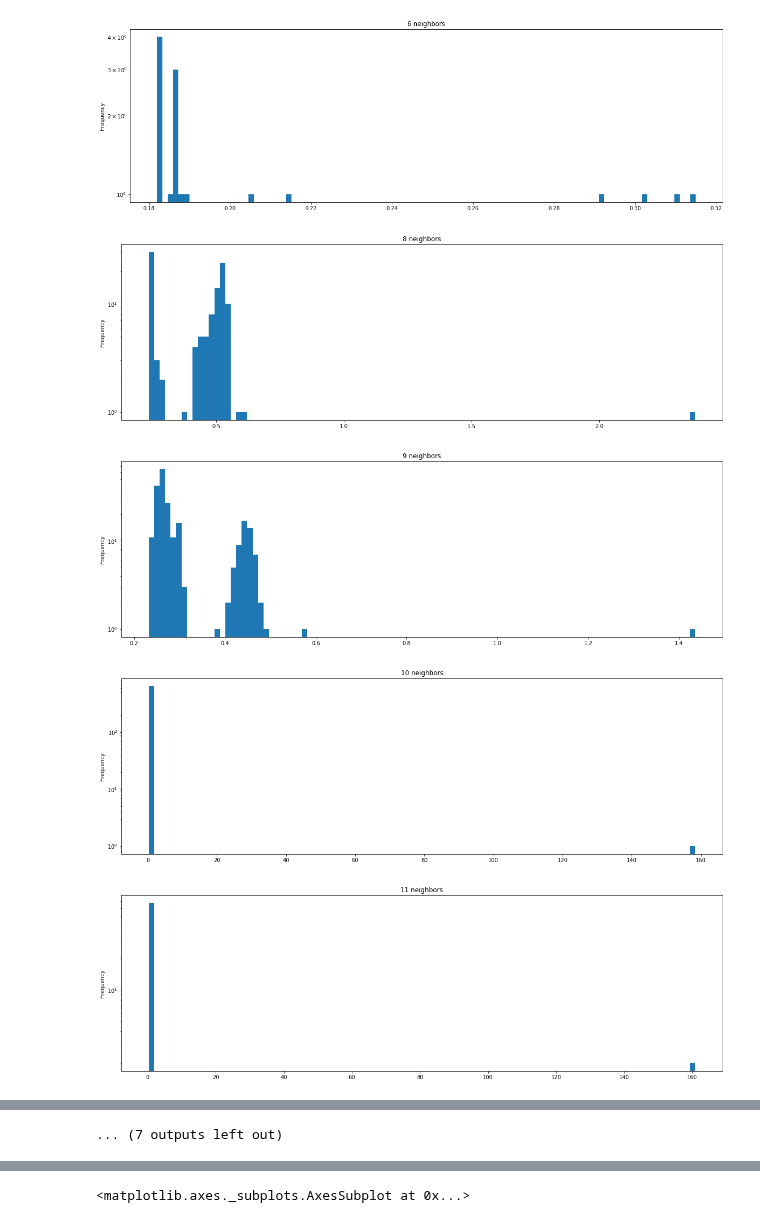
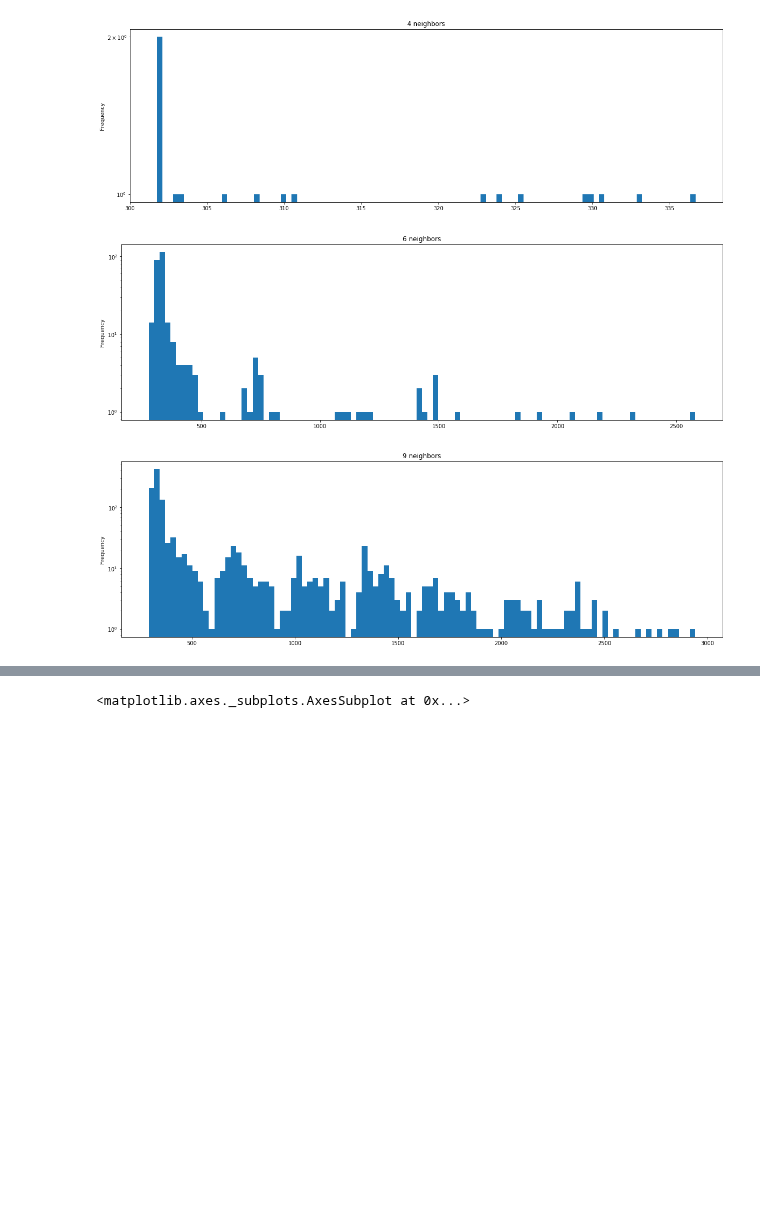
Before and after one commit to agrippa/hoover, a Jupyter notebook: data/analyze-hoover-logs.ipynb, the cells around one changed output, grey strips where cells are left out. Drawn from its saved outputs; the diff is of its cells as text; code cells hidden in the pictures; blank space fills up the shorter version.

```diff
--- a/data/analyze-hoover-logs.ipynb
+++ b/data/analyze-hoover-logs.ipynb
@@ -68,7 +78,13 @@ log_files = {'256': 'slurm-8938366.out'}
                 index += 4
 
                 metadata = float(tokens[index])
-                index += 6
+                index += 2
+                metadata_fetch = float(tokens[index][1:])
+                index += 1
+                metadata_quiet = float(tokens[index])
+                index += 1
+                metadata_compute = float(tokens[index][:-1])
+                index += 3
 
                 summary = float(tokens[index])
                 index += 2
@@ -85,9 +101,12 @@ log_files = {'256': 'slurm-8938366.out'}
                 index += 1
                 edges_getmem = float(tokens[index])
                 index += 1
-                edges_checks = float(tokens[index][:-1])
+                edges_checks = float(tokens[index])
+                index += 1
+                partition_checks = float(tokens[index])
+                index += 1
+                distance_measures = float(tokens[index][:-1])
                 index += 4
-
 
                 neighbor_updates = float(tokens[index])
                 index  += 5
@@ -128,16 +147,29 @@ log_files = {'256': 'slurm-8938366.out'}
                 cache_age_misses_str = cache_age_misses_str.split('=')[1]
                 cache_age_misses_str = cache_age_misses_str[:-1]
                 cache_age_misses = int(cache_age_misses_str)
-                index += 5
+                index += 3
+
+                feature_hits = int(tokens[index].split('=')[1])
+                index += 1
+                feature_misses = int(tokens[index].split('=')[1])
+                index += 1
 
                 quiets_str = tokens[index]
                 quiets_str = quiets_str.split('=')[1]
-                nquiets = int(quiets_str)
+                nquiets = int(quiets_str[:-1])
+                index += 3
+
+                avg_vertex_edges_str = tokens[index]
+                avg_vertex_edges_str = avg_vertex_edges_str.strip().split('=')[1]
+                avg_vertex_edges = float(avg_vertex_edges_str)
 
                 perf_records.append({'pe': pe,
                                      'timestep': timestep,
                                      'total': total,
                                      'metadata': metadata,
+                                     'metadata_fetch': metadata_fetch,
+                                     'metadata_quiet': metadata_quiet,
+                                     'metadata_compute': metadata_compute,
                                      'summary': summary,
                                      'summary_actor_partitions': summary_actor_partitions,
                                      'summary_time_window': summary_time_window,
@@ -146,6 +178,7 @@ log_files = {'256': 'slurm-8938366.out'}
                                      'edges_updates': edges_updates,
                                      'edges_getmem': edges_getmem,
                                      'edges_checks': edges_checks,
+                                     'partition_checks': partition_checks,
                                      'neighbor_updates': neighbor_updates,
                                      'coupling': coupling,
                                      'n_coupled_spins': n_coupled_spins,
@@ -157,7 +190,11 @@ log_files = {'256': 'slurm-8938366.out'}
                                      'cache_hits': cache_hits,
                                      'cache_misses': cache_misses,
                                      'cache_age_misses': cache_age_misses,
-                                     'nquiets': nquiets})
+                                     'nquiets': nquiets,
+                                     'avg_vertex_edges': avg_vertex_edges,
+                                     'feature_hits': feature_hits,
+                                     'feature_misses': feature_misses,
+                                     'distance_measures': distance_measures})
             except Exception as e:
                 # Ignore invalid lines that may arise from interleaved output.
                 # Assume this isn't going to corrupt too much of our data
@@ -328,14 +455,12 @@ pd.DataFrame(series).plot(kind = 'hist', bins = 100, ax = ax, logy = True, alpha
 # %%
-df = dfs['256']
+df = dfs['16']
 
 for n in sorted(df['n_neighbors'].unique()):
     mask = (df['n_neighbors'] == n)
 
     fig, ax = matplotlib.pyplot.subplots(figsize=(20.0, 6.0))
     df[mask]['edges_getmem'].plot(kind = 'hist', bins = 100, ax = ax, title = str(n) + ' neighbors', logy = True)
 # %% [output]
-[figure, old version]
+[figure, new version]
-[figure, old version]
+[figure, new version]
-[figure, old version]
+[figure, new version]
-[figure, removed]
-[figure, removed]
@@ -349,4 +467,3 @@ for n in sorted(df['n_neighbors'].unique()):
-... (7 outputs left out)
 # %%
 for nnodes in sorted(dfs.keys()):
     fig, ax = matplotlib.pyplot.subplots(figsize=(20.0, 6.0))
```
Also changed, not shown: parts of 34 cells of this notebook, 2 other files.
